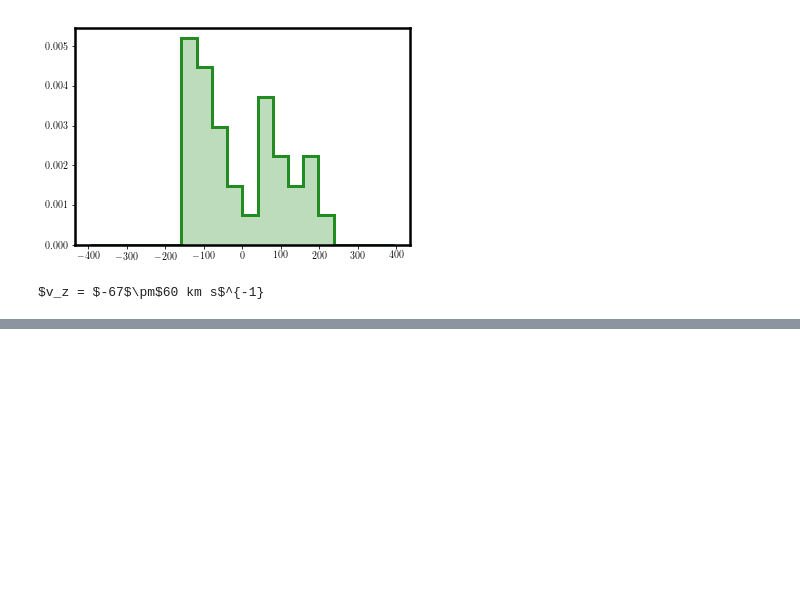
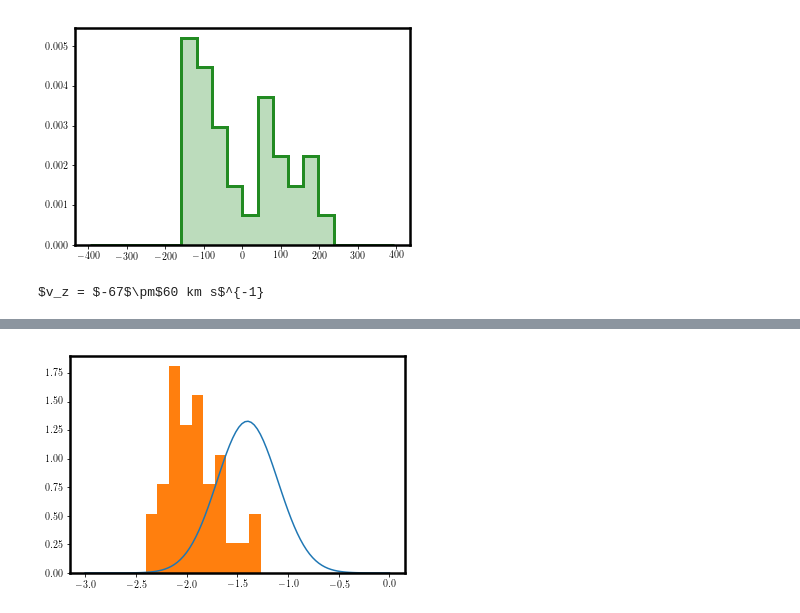
Before and after one commit to cajohare/DarkShards, a Jupyter notebook: code/Plot_stars.ipynb, the cells around one changed output, grey strips where cells are left out. Cells and saved outputs as stored; diff of their text form; code cells hidden in the pictures; blank space fills up the shorter version.

```diff
--- a/code/Plot_stars.ipynb
+++ b/code/Plot_stars.ipynb
@@ -205,0 +206,12 @@ plt.show()
+# %%
+FeHvals = linspace(-3,0,100)
+FeH_saus = -1.4
+sigFeH_saus = 0.3
+dF = exp(-(FeHvals-FeH_saus)**2.0/(2*sigFeH_saus**2.0))
+dF = dF/trapz(dF,FeHvals)
+plt.plot(FeHvals,dF)
+FeH = df.feh
+plt.hist(FeH,normed=1)
+plt.show()
+# %% [output]
+[figure, added]
```
Also changed, not shown: parts of 3 cells of this notebook, 6 other files.
